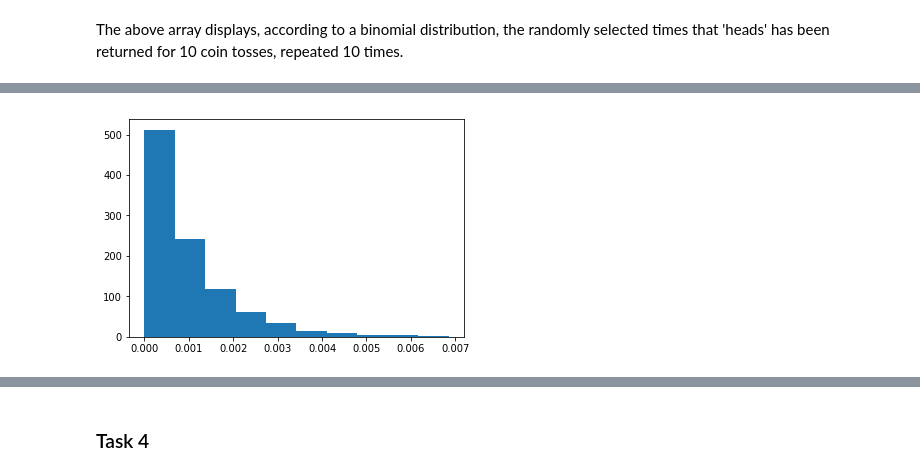
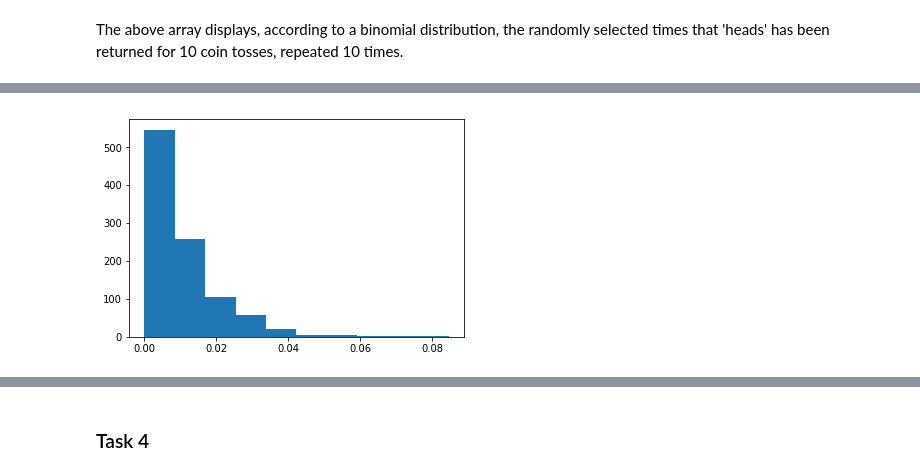
Before and after one commit to SimonMcLain/GMIT-Programming-for-Data-Analysis---Practicals, a Jupyter notebook: numpy-random.ipynb, the cells around one changed output, grey strips where cells are left out. Drawn from its saved outputs; the diff is of its cells as text; code cells hidden in the pictures.

Commit message:
Added to Pareto Distribution function

```diff
--- a/numpy-random.ipynb
+++ b/numpy-random.ipynb
@@ -183,8 +183,9 @@ array([0.30427633, 0.24519177, 0.20209452, 0.14886991, 1.1425681 ,
-# %%
-plt.hist(np.random.pareto(1000, size=1000))
-plt.show()
-# %% [output]
-[figure, removed]
+# %%
+# Plot 1000 values on a Pareto Histogram with a slope of ten. 80% (800) of these values
+plt.hist(np.random.pareto(100, size=1000))
+plt.show()
+# %% [output]
+[figure, added]
 # %%
 a, m = 6, 2  # shape and mode
 s = (np.random.pareto(a, 1000) + 1) * m
```
Also changed, not shown: parts of 15 cells of this notebook.
